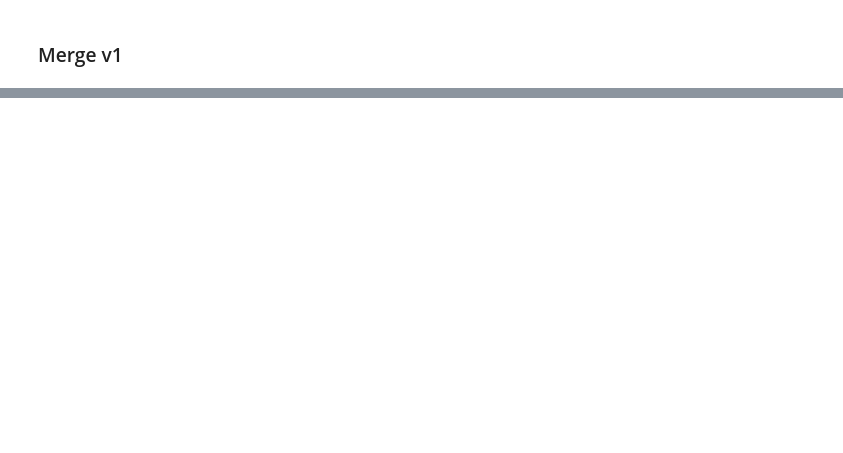
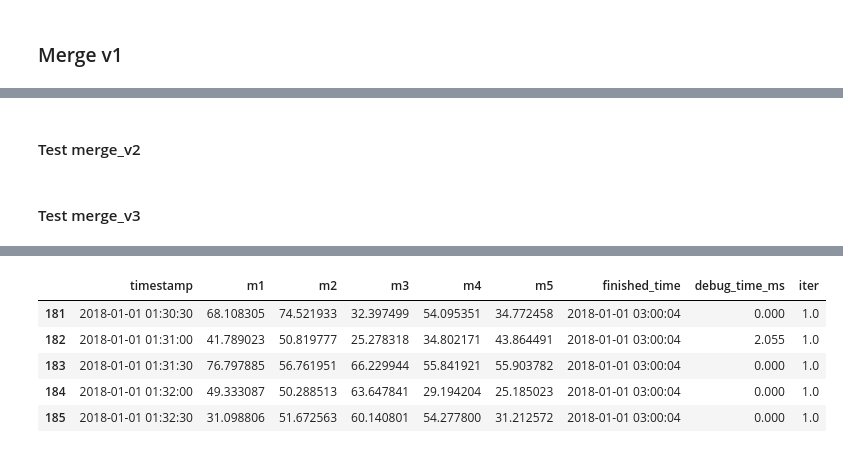
Before and after one commit to tmkmrcnk/danone, a Jupyter notebook: TestMerging.ipynb, the cells around one changed output, grey strips where cells are left out. Cells and saved outputs as stored; diff of their text form; code cells hidden in the pictures; blank space fills up the shorter version.

```diff
--- a/TestMerging.ipynb
+++ b/TestMerging.ipynb
@@ -124,0 +158,2 @@ measure_df.debug_time.plot()
+# %% [markdown]
+#### Test merge_v2
@@ -124,0 +163,2 @@ measure_df.debug_time.plot()
+# %% [markdown]
+#### Test merge_v3
@@ -124,0 +169,10 @@ measure_df.debug_time.plot()
+# %%
+### test
+index_start = 0
+measure_df2 = measure_df.copy()
+measure_df2[['finished_time', 'debug_time_ms', 'iter']] = measure_df2['timestamp'].apply(lambda ts: merge_v3(ts, prod_df))
+merged_df = measure_df2[measure_df2.finished_time.notnull()]
+merge_desc = merged_df.groupby('finished_time').size().describe()
+print(merge_desc)
+merged_df.head()
+# %% [output]
@@ -124,0 +196,6 @@ measure_df.debug_time.plot()
+|  | timestamp | m1 | m2 | m3 | m4 | m5 | finished_time | debug_time_ms | iter |
+| 181 | 2018-01-01 01:30:30 | 68.108305 | 74.521933 | 32.397499 | 54.095351 | 34.772458 | 2018-01-01 03:00:04 | 0.000 | 1.0 |
+| 182 | 2018-01-01 01:31:00 | 41.789023 | 50.819777 | 25.278318 | 34.802171 | 43.864491 | 2018-01-01 03:00:04 | 2.055 | 1.0 |
+| 183 | 2018-01-01 01:31:30 | 76.797885 | 56.761951 | 66.229944 | 55.841921 | 55.903782 | 2018-01-01 03:00:04 | 0.000 | 1.0 |
+| 184 | 2018-01-01 01:32:00 | 49.333087 | 50.288513 | 63.647841 | 29.194204 | 25.185023 | 2018-01-01 03:00:04 | 0.000 | 1.0 |
+| 185 | 2018-01-01 01:32:30 | 31.098806 | 51.672563 | 60.140801 | 54.277800 | 31.212572 | 2018-01-01 03:00:04 | 0.000 | 1.0 |
```
Also changed, not shown: parts of 25 cells of this notebook, 1 other file.
